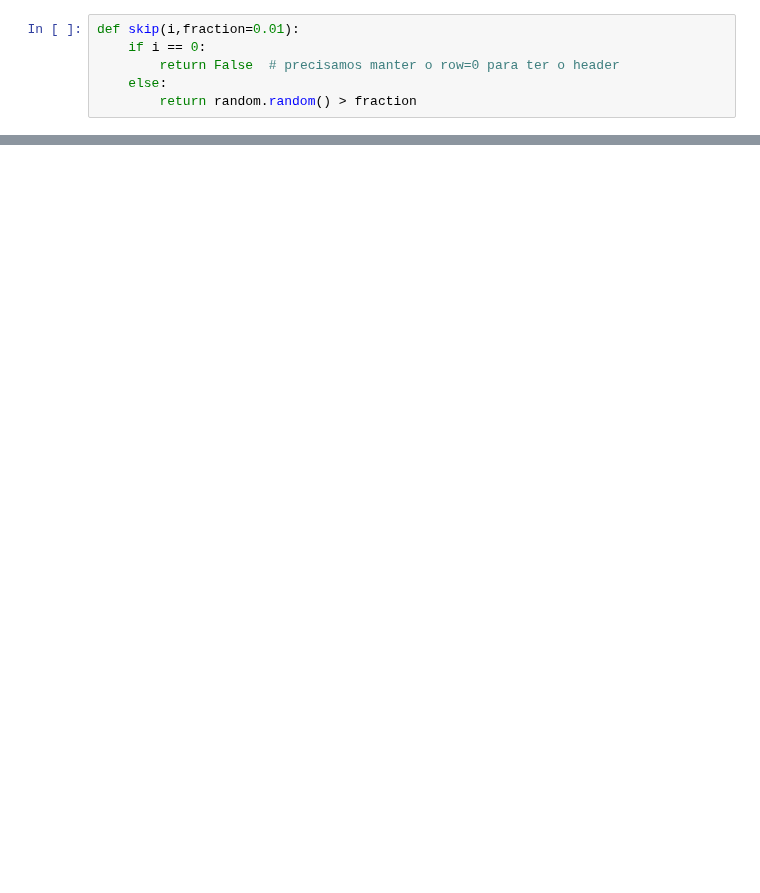
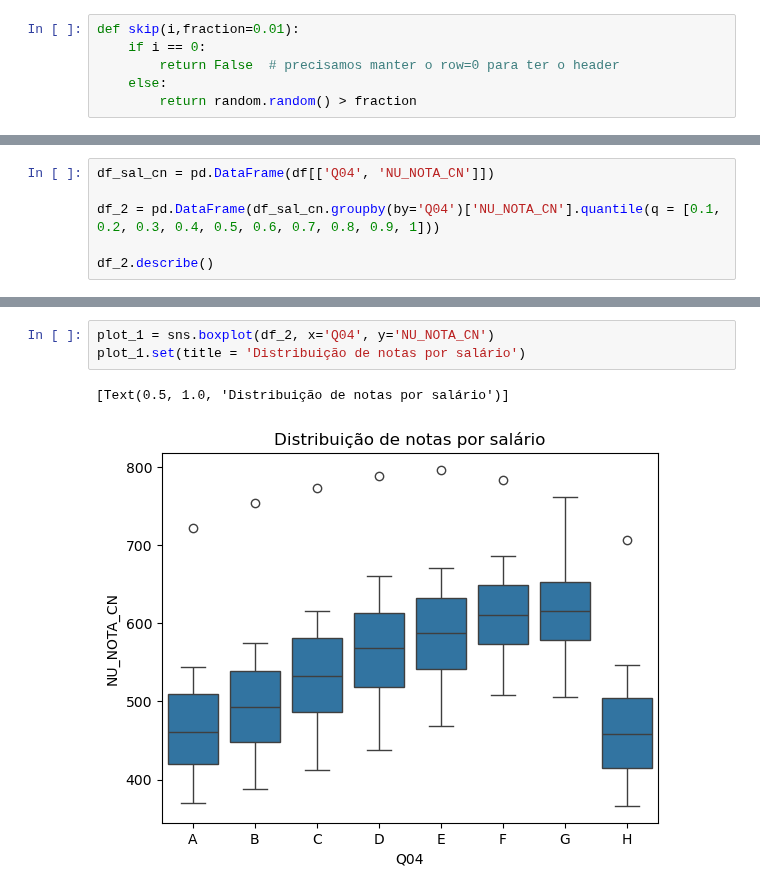
Before and after one commit to atp/enem, a Jupyter notebook: 12-analise_renda_e_pontos.ipynb, the cells around one changed output, grey strips where cells are left out. Saved outputs shown, nothing was run; the diff lists cells and outputs as text; blank space fills up the shorter version.

```diff
--- a/12-analise_renda_e_pontos.ipynb
+++ b/12-analise_renda_e_pontos.ipynb
@@ -27,0 +53,6 @@ plot = sns.histplot(data=df,)
+# %%
+df_sal_cn = pd.DataFrame(df[['Q04', 'NU_NOTA_CN']])
+
+df_2 = pd.DataFrame(df_sal_cn.groupby(by='Q04')['NU_NOTA_CN'].quantile(q = [0.1, 0.2, 0.3, 0.4, 0.5, 0.6, 0.7, 0.8, 0.9, 1]))
+
+df_2.describe()
@@ -27,0 +69,6 @@ plot = sns.histplot(data=df,)
+# %%
+plot_1 = sns.boxplot(df_2, x='Q04', y='NU_NOTA_CN')
+plot_1.set(title = 'Distribuição de notas por salário')
+# %% [output]
+[Text(0.5, 1.0, 'Distribuição de notas por salário')]
+[figure, added]
```
Also changed, not shown: parts of 15 cells of this notebook.
